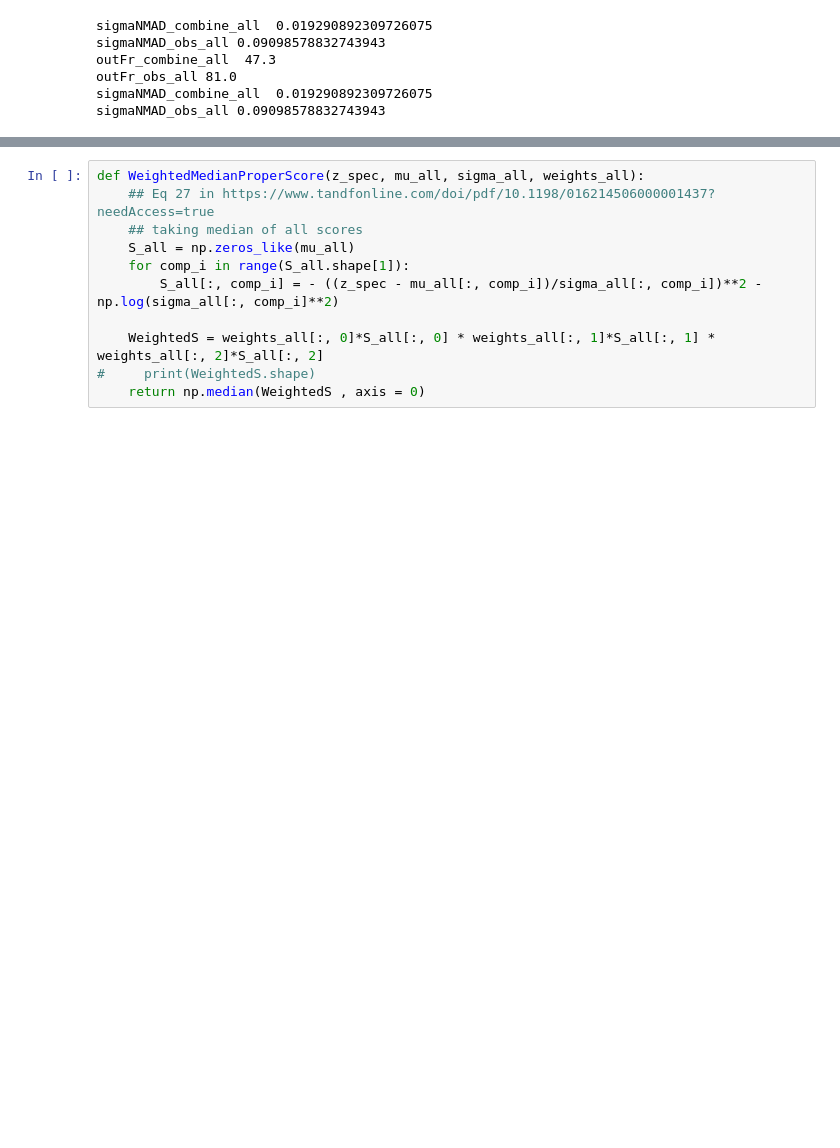
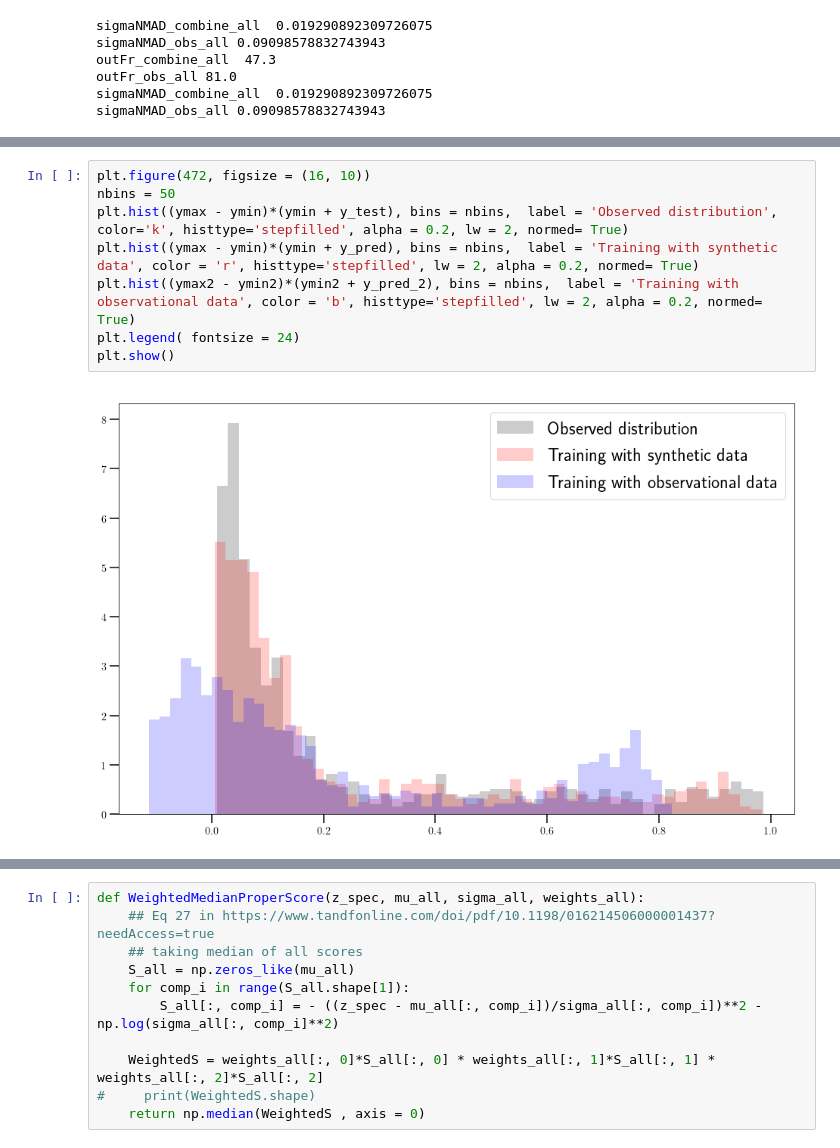
Before and after one commit to nesar/phoZ, a Jupyter notebook: Testing/mdn_test.ipynb, the cells around one changed output, grey strips where cells are left out. Saved outputs shown, nothing was run; the diff lists cells and outputs as text; blank space fills up the shorter version.

```diff
--- a/Testing/mdn_test.ipynb
+++ b/Testing/mdn_test.ipynb
@@ -944,0 +946,10 @@ plt.show()
+# %%
+plt.figure(472, figsize = (16, 10))
+nbins = 50
+plt.hist((ymax - ymin)*(ymin + y_test), bins = nbins,  label = 'Observed distribution', color='k', histtype='stepfilled', alpha = 0.2, lw = 2, normed= True)
+plt.hist((ymax - ymin)*(ymin + y_pred), bins = nbins,  label = 'Training with synthetic data', color = 'r', histtype='stepfilled', lw = 2, alpha = 0.2, normed= True)
+plt.hist((ymax2 - ymin2)*(ymin2 + y_pred_2), bins = nbins,  label = 'Training with observational data', color = 'b', histtype='stepfilled', lw = 2, alpha = 0.2, normed= True)
+plt.legend( fontsize = 24)
+plt.show()
+# %% [output]
+[figure, added]
```
Also changed, not shown: parts of 10 cells of this notebook, 13 other files.
